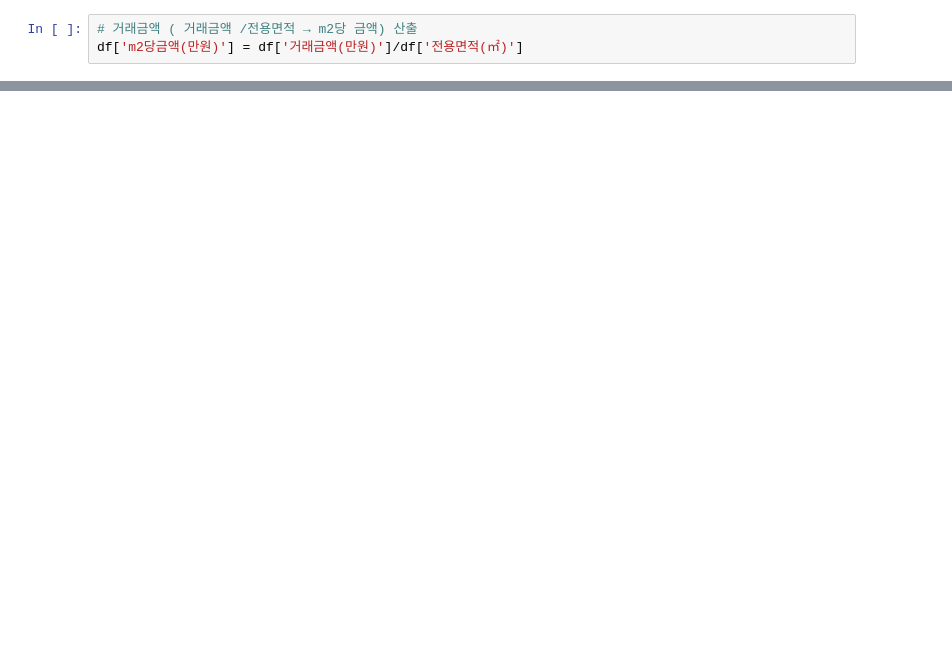
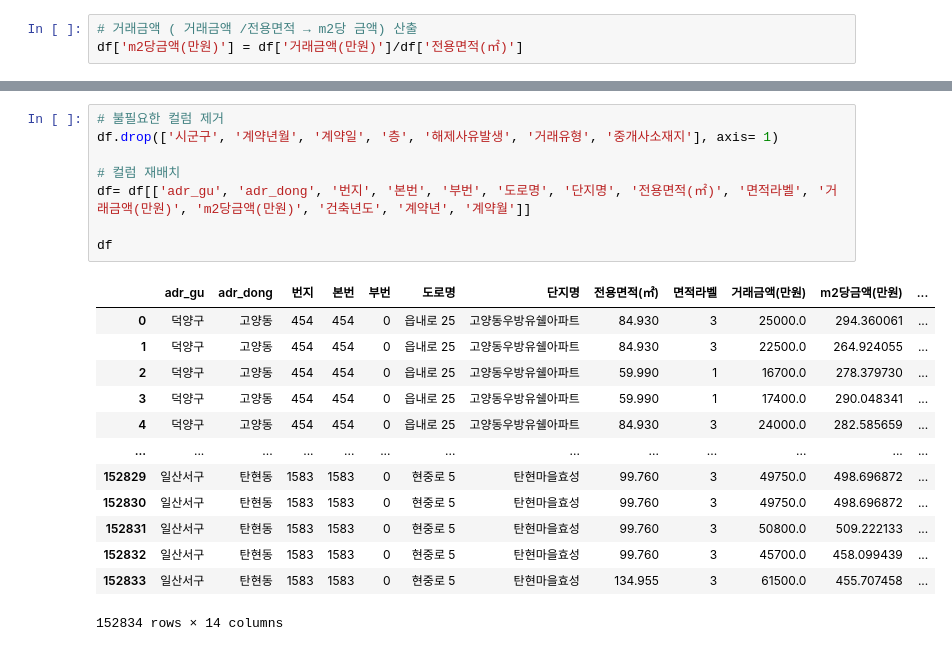
Before and after one commit to ZDRSJ/DA, a Jupyter notebook: price_data.ipynb, the cells around one changed output, grey strips where cells are left out. Cells and saved outputs as stored; diff of their text form; blank space fills up the shorter version.

```diff
--- a/price_data.ipynb
+++ b/price_data.ipynb
@@ -118,0 +154,22 @@ df
+# %%
+# 불필요한 컬럼 제거
+df.drop(['시군구', '계약년월', '계약일', '층', '해제사유발생', '거래유형', '중개사소재지'], axis= 1)
+
+# 컬럼 재배치
+df= df[['adr_gu', 'adr_dong', '번지', '본번', '부번', '도로명', '단지명', '전용면적(㎡)', '면적라벨', '거래금액(만원)', 'm2당금액(만원)', '건축년도', '계약년', '계약월']]
+
+df
+# %% [output]
+|  | adr_gu | adr_dong | 번지 | 본번 | 부번 | 도로명 | 단지명 | 전용면적(㎡) | 면적라벨 | 거래금액(만원) | m2당금액(만원) | ... |
+| 0 | 덕양구 | 고양동 | 454 | 454 | 0 | 읍내로 25 | 고양동우방유쉘아파트 | 84.930 | 3 | 25000.0 | 294.360061 | ... |
+| 1 | 덕양구 | 고양동 | 454 | 454 | 0 | 읍내로 25 | 고양동우방유쉘아파트 | 84.930 | 3 | 22500.0 | 264.924055 | ... |
+| 2 | 덕양구 | 고양동 | 454 | 454 | 0 | 읍내로 25 | 고양동우방유쉘아파트 | 59.990 | 1 | 16700.0 | 278.379730 | ... |
+| 3 | 덕양구 | 고양동 | 454 | 454 | 0 | 읍내로 25 | 고양동우방유쉘아파트 | 59.990 | 1 | 17400.0 | 290.048341 | ... |
+| 4 | 덕양구 | 고양동 | 454 | 454 | 0 | 읍내로 25 | 고양동우방유쉘아파트 | 84.930 | 3 | 24000.0 | 282.585659 | ... |
+| ... | ... | ... | ... | ... | ... | ... | ... | ... | ... | ... | ... | ... |
+| 152829 | 일산서구 | 탄현동 | 1583 | 1583 | 0 | 현중로 5 | 탄현마을효성 | 99.760 | 3 | 49750.0 | 498.696872 | ... |
+| 152830 | 일산서구 | 탄현동 | 1583 | 1583 | 0 | 현중로 5 | 탄현마을효성 | 99.760 | 3 | 49750.0 | 498.696872 | ... |
+| 152831 | 일산서구 | 탄현동 | 1583 | 1583 | 0 | 현중로 5 | 탄현마을효성 | 99.760 | 3 | 50800.0 | 509.222133 | ... |
+| 152832 | 일산서구 | 탄현동 | 1583 | 1583 | 0 | 현중로 5 | 탄현마을효성 | 99.760 | 3 | 45700.0 | 458.099439 | ... |
+| 152833 | 일산서구 | 탄현동 | 1583 | 1583 | 0 | 현중로 5 | 탄현마을효성 | 134.955 | 3 | 61500.0 | 455.707458 | ... |
+152834 rows × 14 columns
```
Also changed, not shown: parts of 4 cells of this notebook.
